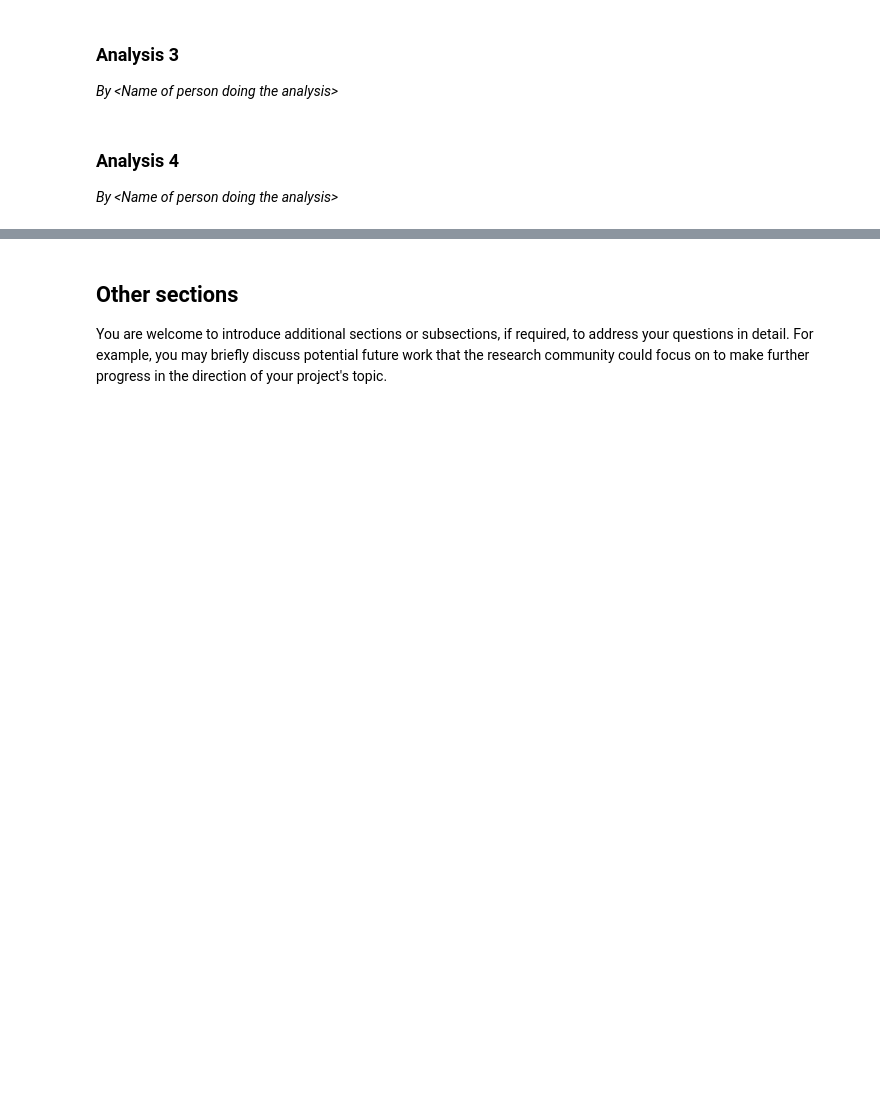
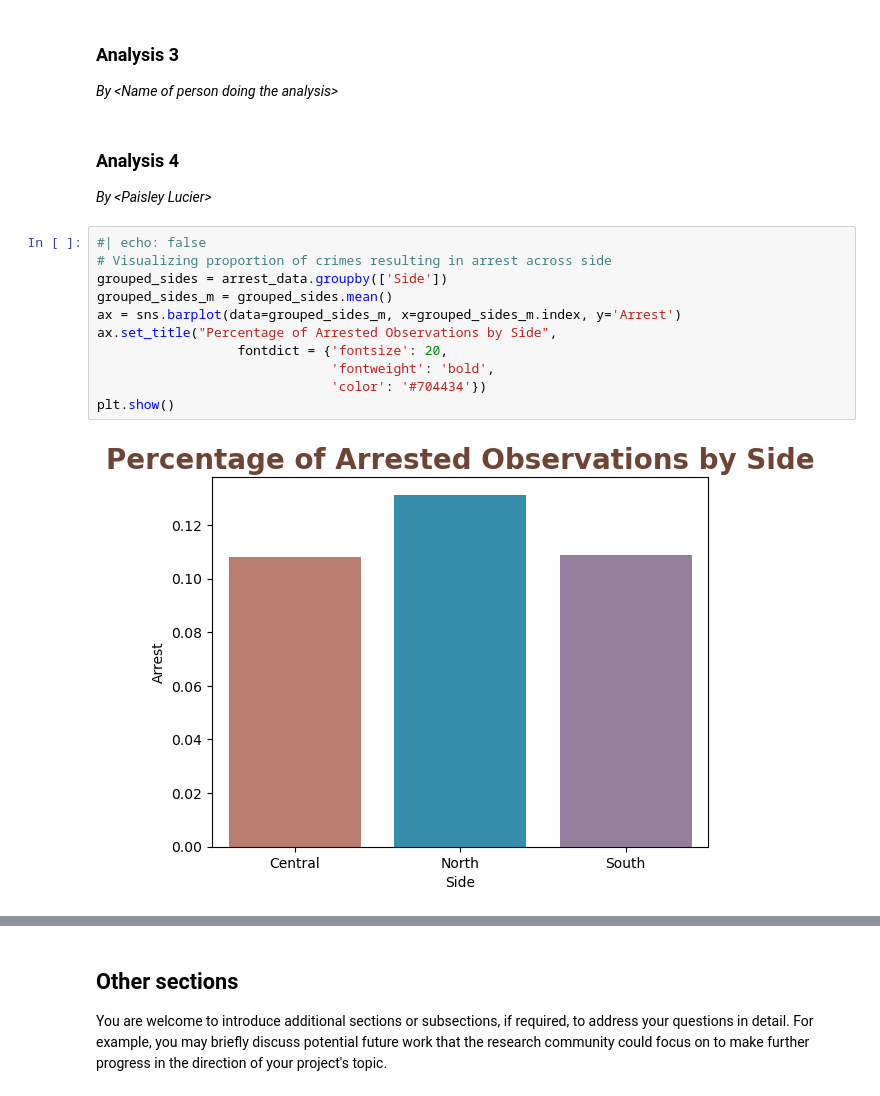
Before and after one commit to ashou2004/Chicago-Crime-Data-Analysis, a Jupyter notebook: ProjectReport.ipynb, the cells around one changed output, grey strips where cells are left out. Cells and saved outputs as stored; diff of their text form; blank space fills up the shorter version.

```diff
--- a/ProjectReport.ipynb
+++ b/ProjectReport.ipynb
@@ -525,4 +515,17 @@ plt.show()
 *By \<Name of person doing the analysis>*
 # %% [markdown]
 ### Analysis 4
-*By \<Name of person doing the analysis>*
+*By \<Paisley Lucier>*
+# %%
+#| echo: false
+# Visualizing proportion of crimes resulting in arrest across side
+grouped_sides = arrest_data.groupby(['Side'])
+grouped_sides_m = grouped_sides.mean()
+ax = sns.barplot(data=grouped_sides_m, x=grouped_sides_m.index, y='Arrest')
+ax.set_title("Percentage of Arrested Observations by Side",
+                  fontdict = {'fontsize': 20,
+                              'fontweight': 'bold',
+                              'color': '#704434'})
+plt.show()
+# %% [output]
+[figure, added]
```
Also changed, not shown: parts of 15 cells of this notebook.
